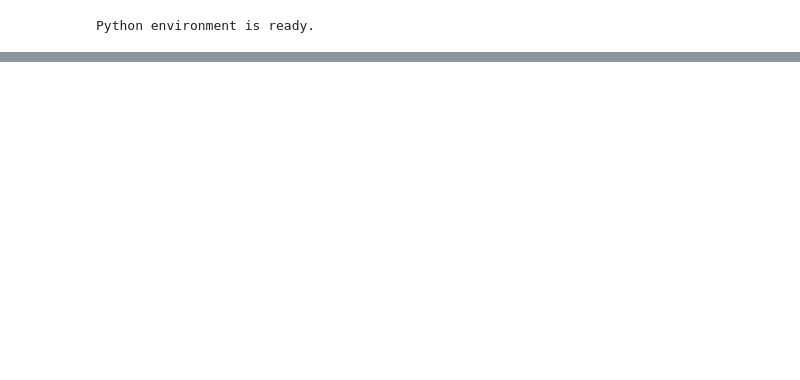
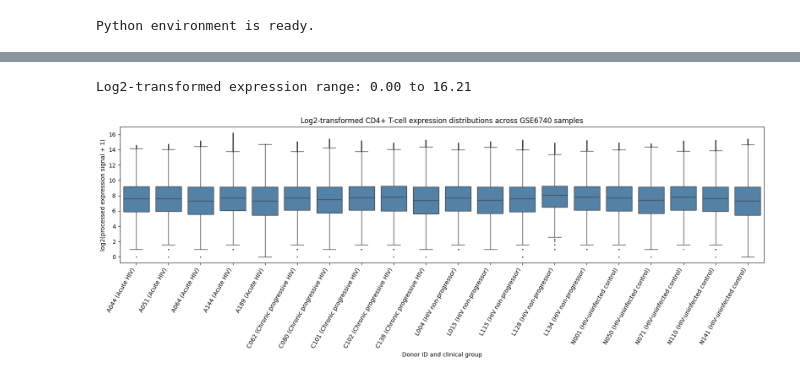
Before and after one commit to alilabwork-coder/hiv-cd4-tcell-transcriptomics, a Jupyter notebook: notebooks/01_metadata_and_qc.ipynb, the cells around one changed output, grey strips where cells are left out. Drawn from its saved outputs; the diff is of its cells as text; code cells hidden in the pictures; blank space fills up the shorter version.

```diff
--- a/notebooks/01_metadata_and_qc.ipynb
+++ b/notebooks/01_metadata_and_qc.ipynb
@@ -18,0 +341,12 @@ Saving GSE6740_series_matrix.txt to GSE6740_series_matrix (1).txt
+# %%
+sample_labels = (
+    cd4_metadata
+    .set_index("geo_accession")
+    .loc[cd4_expression.columns]
+    .apply(
+        lambda row: f"{row['donor_id']} ({row['clinical_group']})",
+        axis=1
+    )
+)
+
+display(sample_labels.to_frame(name="plot_label"))
@@ -18,0 +371,34 @@ Saving GSE6740_series_matrix.txt to GSE6740_series_matrix (1).txt
+# %%
+cd4_expression_log2 = np.log2(cd4_expression + 1)
+
+print(
+    "Log2-transformed expression range:",
+    f"{cd4_expression_log2.min().min():.2f}",
+    "to",
+    f"{cd4_expression_log2.max().max():.2f}",
+)
+# %% [output]
+Log2-transformed expression range: 0.00 to 16.21
+# %%
+plt.figure(figsize=(16, 6))
+
+sns.boxplot(
+    data=cd4_expression_log2,
+    color="steelblue",
+    fliersize=1
+)
+
+plt.xticks(
+    ticks=range(len(sample_labels)),
+    labels=sample_labels,
+    rotation=60,
+    ha="right"
+)
+
+plt.xlabel("Donor ID and clinical group")
+plt.ylabel("log2(processed expression signal + 1)")
+plt.title("Log2-transformed CD4+ T-cell expression distributions across GSE6740 samples")
+plt.tight_layout()
+plt.show()
+# %% [output]
+[figure, added]
```
Also changed, not shown: parts of 25 cells of this notebook.
